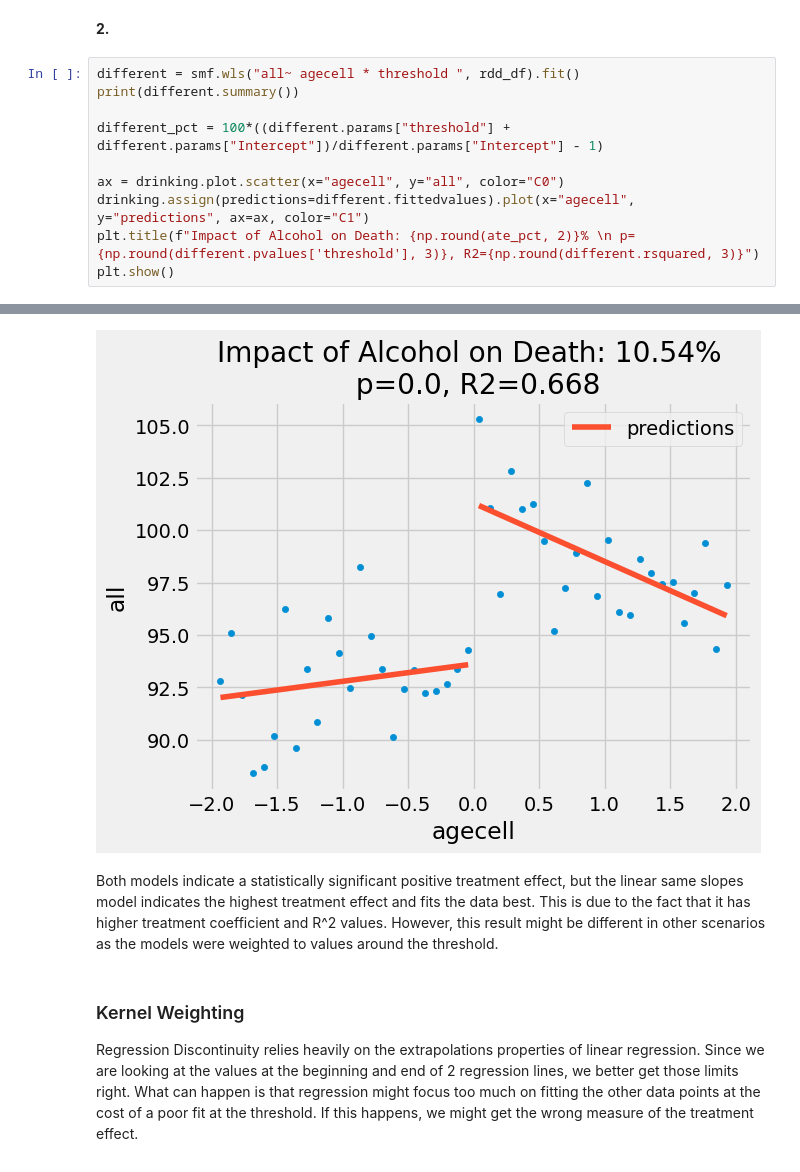
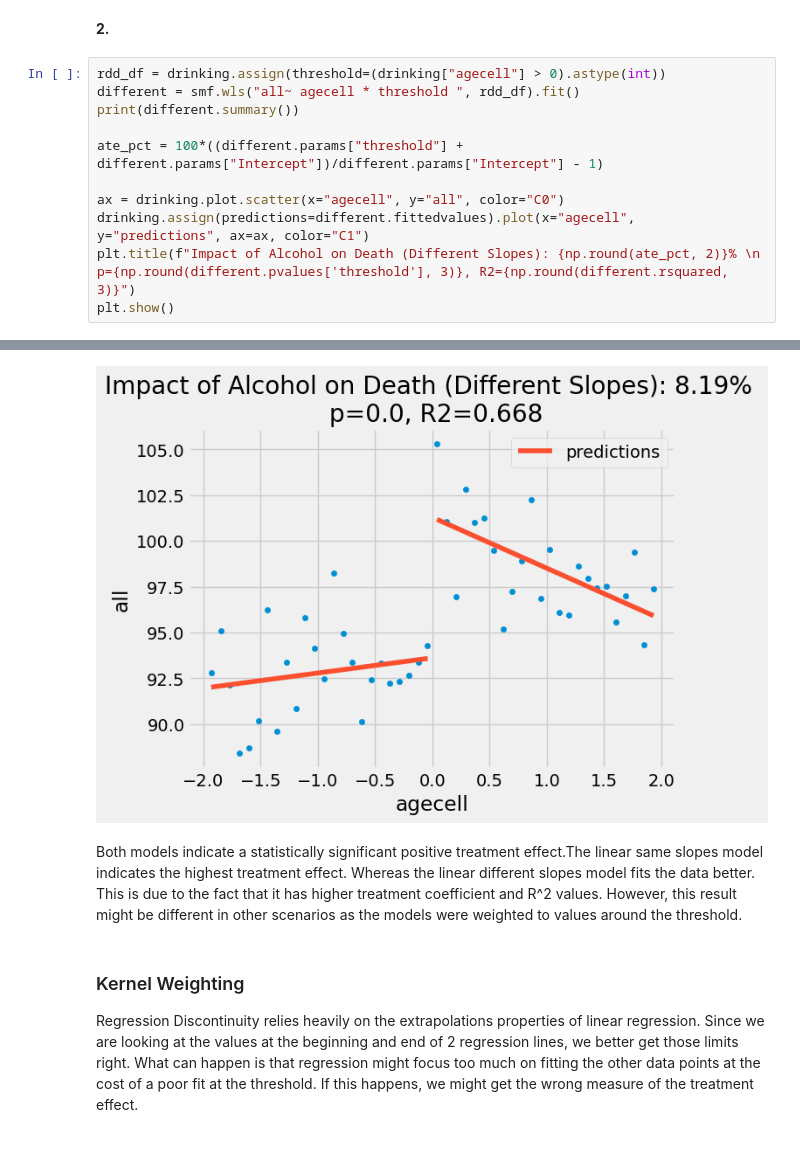
Before and after one commit to viggopatel/QM2-real, a Jupyter notebook: notebooks/W09. Regression Discontinuity.ipynb, the cells around one changed output, grey strips where cells are left out. Drawn from its saved outputs; the diff is of its cells as text.

```diff
--- a/notebooks/W09. Regression Discontinuity.ipynb
+++ b/notebooks/W09. Regression Discontinuity.ipynb
@@ -275,14 +273,15 @@ Notes:
 # %% [markdown]
 **2.**
 # %%
+rdd_df = drinking.assign(threshold=(drinking["agecell"] > 0).astype(int))
 different = smf.wls("all~ agecell * threshold ", rdd_df).fit()
 print(different.summary())
 
-different_pct = 100*((different.params["threshold"] + different.params["Intercept"])/different.params["Intercept"] - 1)
+ate_pct = 100*((different.params["threshold"] + different.params["Intercept"])/different.params["Intercept"] - 1)
 
 ax = drinking.plot.scatter(x="agecell", y="all", color="C0")
 drinking.assign(predictions=different.fittedvalues).plot(x="agecell", y="predictions", ax=ax, color="C1")
-plt.title(f"Impact of Alcohol on Death: {np.round(ate_pct, 2)}% \n p={np.round(different.pvalues['threshold'], 3)}, R2={np.round(different.rsquared, 3)}")
+plt.title(f"Impact of Alcohol on Death (Different Slopes): {np.round(ate_pct, 2)}% \n p={np.round(different.pvalues['threshold'], 3)}, R2={np.round(different.rsquared, 3)}")
 plt.show()
 # %% [output]
                             WLS Regression Results
@@ -295,16 +294,16 @@ Time:                        12:21:55   Log-Likelihood:                -105.64
 No. Observations:                  48   AIC:                             219.3
 Df Residuals:                      44   BIC:                             226.8
 Df Model:                           3
 Covariance Type:            nonrobust
 =====================================================================================
 ... (11 lines left out)
 ==============================================================================
 
 Notes:
 [1] Standard Errors assume that the covariance matrix of the errors is correctly specified.
-[figure, old version]
+[figure, new version]
 # %% [markdown]
-Both models indicate a statistically significant positive treatment effect, but the linear same slopes model indicates the highest treatment effect and fits the data best. This is due to the fact that it has higher treatment coefficient and R^2 values. However, this result might be different in other scenarios as the models were weighted to values around the threshold.
+Both models indicate a statistically significant positive treatment effect.The linear same slopes model indicates the highest treatment effect. Whereas the linear different slopes model fits the data better. This is due to the fact that it has higher treatment coefficient and R^2 values. However, this result might be different in other scenarios as the models were weighted to values around the threshold.
 # %% [markdown]
 ### Kernel Weighting
 
```
Also changed, not shown: parts of 6 cells of this notebook.
